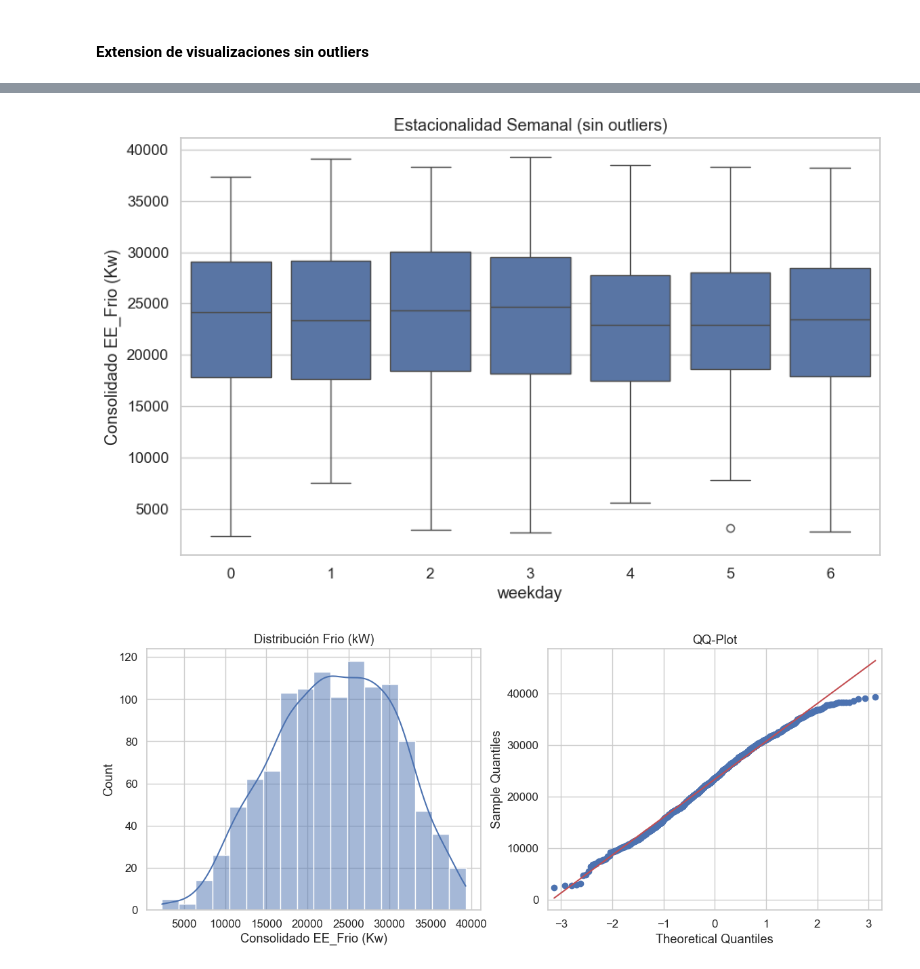
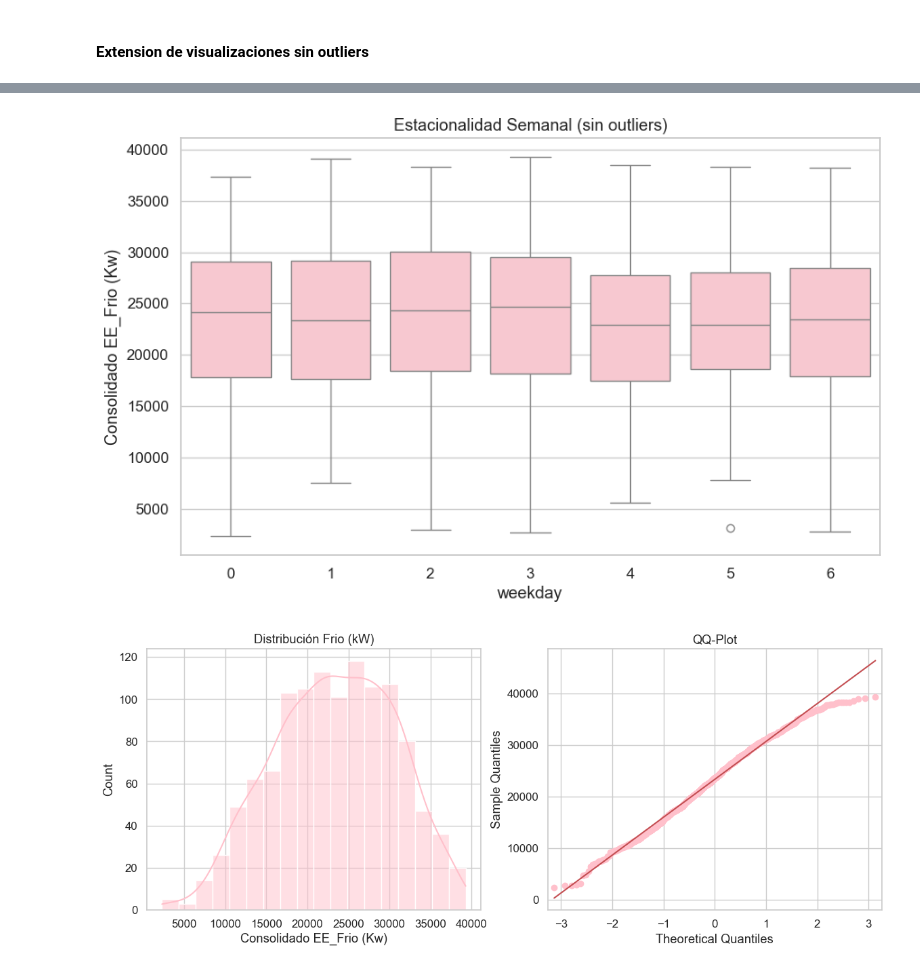
Before and after one commit to GonzaCardin/tp_final_ldd2, a Jupyter notebook: notebooks/eda_v2.ipynb, the cells around one changed output, grey strips where cells are left out. Cells and saved outputs as stored; diff of their text form; code cells hidden in the pictures.

```diff
--- a/notebooks/eda_v2.ipynb
+++ b/notebooks/eda_v2.ipynb
@@ -502,7 +532,7 @@ df_viz = df_raw[df_raw[target_col] < sane_threshold].copy()
 # %%
 # 1. Serie temporal (limpia)
 plt.figure(figsize=(14, 6))
-df_viz[target_col].plot()
+df_viz[target_col].plot(color='pink')
 plt.title(f'Evolución Temporal: {target_col} (sin outliers)')
 plt.ylabel('kW')
 plt.show()
@@ -510,22 +540,22 @@ plt.show()
 # 2. Boxplot mensual
 df_viz['month'] = pd.to_datetime(df_viz.index).month
 plt.figure(figsize=(10, 6))
-sns.boxplot(x='month', y=target_col, data=df_viz)
+sns.boxplot(x='month', y=target_col, data=df_viz, color='pink')
 plt.title('Estacionalidad Mensual (sin outliers)')
 plt.show()
 
 # 3. Boxplot semanal
 df_viz['weekday'] = pd.to_datetime(df_viz.index).dayofweek
 plt.figure(figsize=(10, 6))
-sns.boxplot(x='weekday', y=target_col, data=df_viz)
+sns.boxplot(x='weekday', y=target_col, data=df_viz, color='pink')
 plt.title('Estacionalidad Semanal (sin outliers)')
 plt.show()
 
 # 4. Histograma + QQ
 fig, (ax1, ax2) = plt.subplots(1, 2, figsize=(14, 5))
-sns.histplot(df_viz[target_col], kde=True, ax=ax1)
+sns.histplot(df_viz[target_col], kde=True, ax=ax1, color='pink')
 ax1.set_title('Distribución Frio (kW)')
-qqplot(df_viz[target_col], line='s', ax=ax2)
+qqplot(df_viz[target_col], line='s', ax=ax2, markerfacecolor="pink", markeredgecolor="pink")
 ax2.set_title('QQ-Plot')
 plt.show()
 # %% [output]
@@ -534,2 +564,2 @@ plt.show()
-[figure, old version]
+[figure, new version]
-[figure, old version]
+[figure, new version]
```
Also changed, not shown: parts of 14 cells of this notebook.
